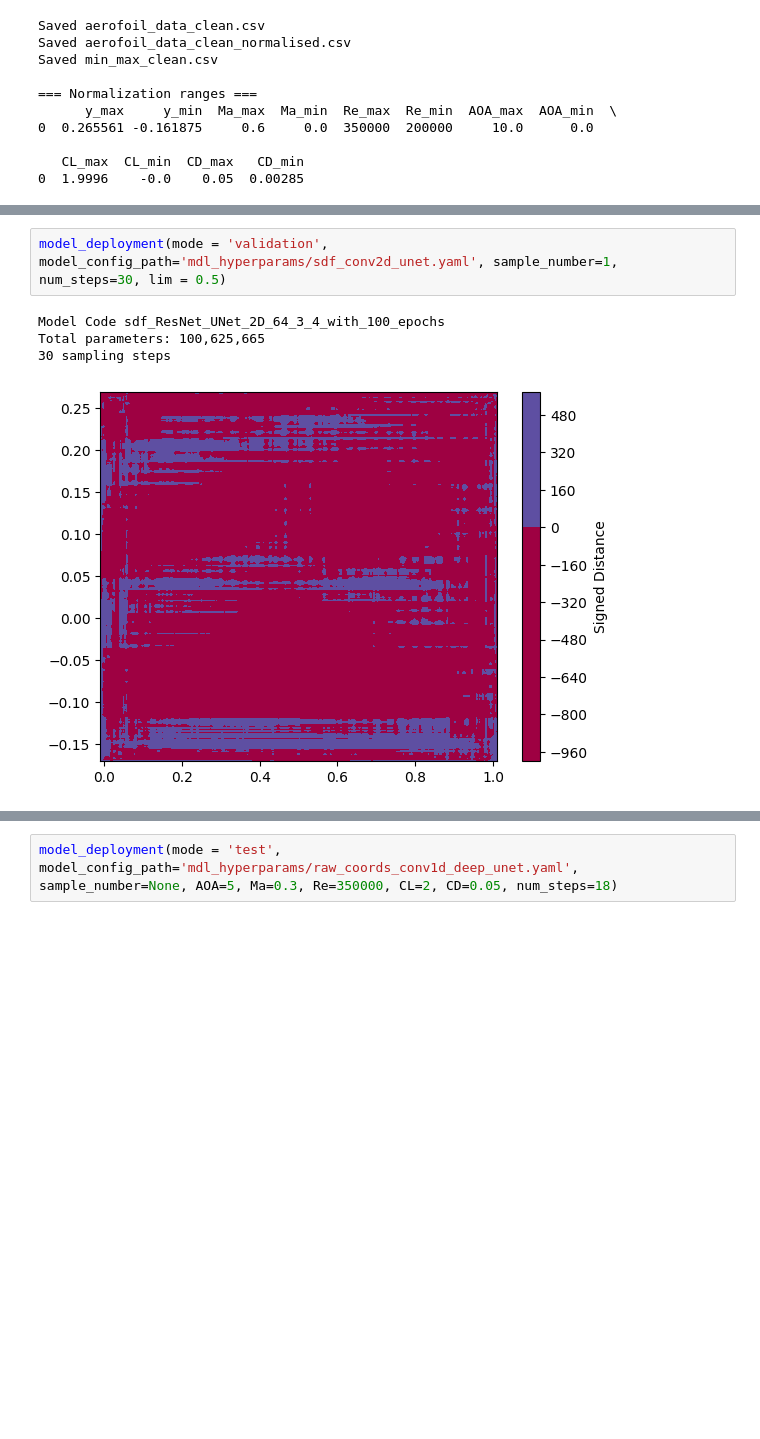
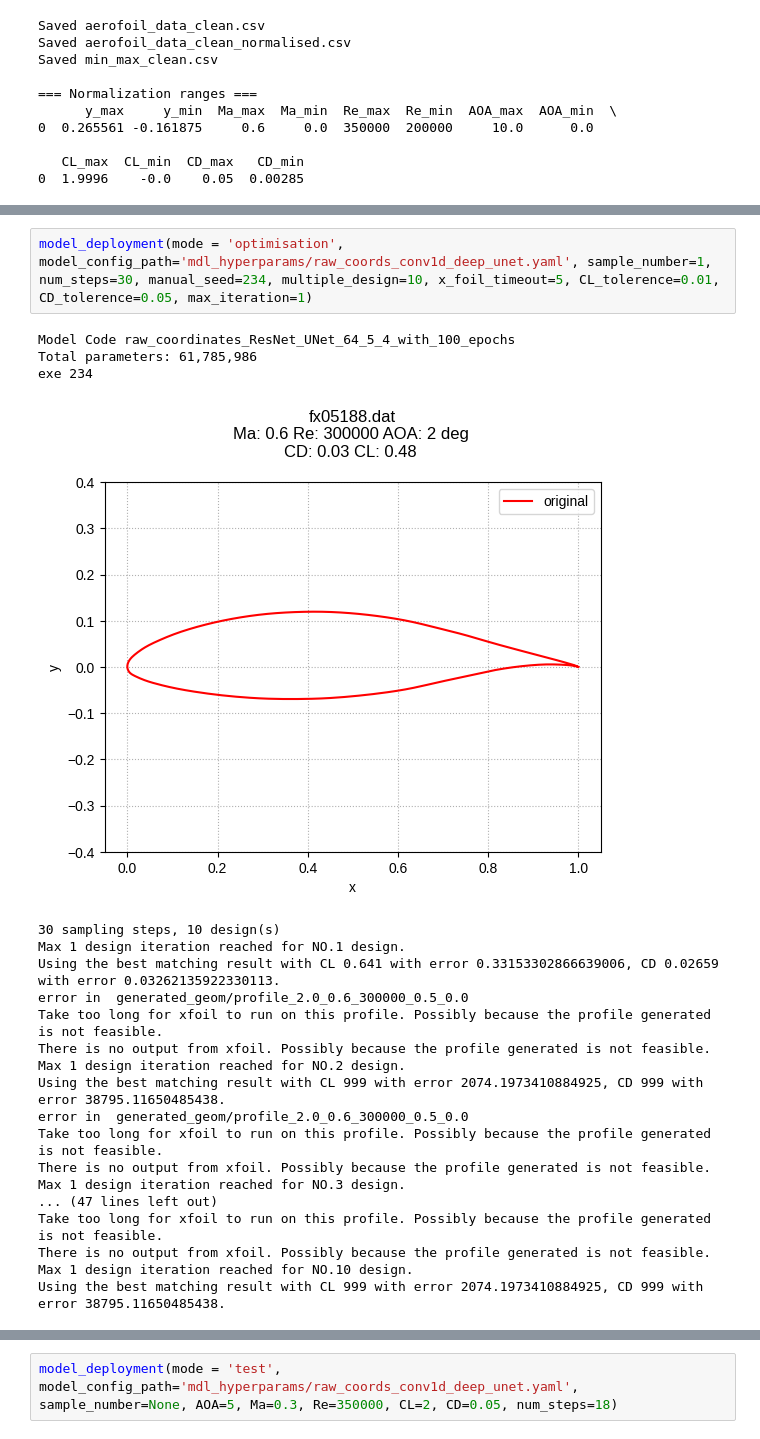
Before and after one commit to Yingfangeng/Diffusion_based_2DAirfoil_Generation, a Jupyter notebook: model_deployment.ipynb, the cells around one changed output, grey strips where cells are left out. Drawn from its saved outputs; the diff is of its cells as text; blank space fills up the shorter version.

```diff
--- a/model_deployment.ipynb
+++ b/model_deployment.ipynb
@@ -171,7 +320,24 @@ model_deployment(mode = 'test', model_config_path='mdl_hyperparams/raw_coords_co
 # %%
-model_deployment(mode = 'validation', model_config_path='mdl_hyperparams/sdf_conv2d_unet.yaml', sample_number=1, num_steps=30, lim = 0.5)
+model_deployment(mode = 'optimisation', model_config_path='mdl_hyperparams/raw_coords_conv1d_deep_unet.yaml', sample_number=1,  num_steps=30, manual_seed=234, multiple_design=10, x_foil_timeout=5, CL_tolerence=0.01, CD_tolerence=0.05, max_iteration=1)
 # %% [output]
-Model Code sdf_ResNet_UNet_2D_64_3_4_with_100_epochs
-Total parameters: 100,625,665
-30 sampling steps
+Model Code raw_coordinates_ResNet_UNet_64_5_4_with_100_epochs
+Total parameters: 61,785,986
+exe 234
-[figure, old version]
+[figure, new version]
+30 sampling steps, 10 design(s)
+Max 1 design iteration reached for NO.1 design.
+Using the best matching result with CL 0.641 with error 0.33153302866639006, CD 0.02659 with error 0.03262135922330113.
+error in  generated_geom/profile_2.0_0.6_300000_0.5_0.0
+Take too long for xfoil to run on this profile. Possibly because the profile generated is not feasible.
+There is no output from xfoil. Possibly because the profile generated is not feasible.
+Max 1 design iteration reached for NO.2 design.
+Using the best matching result with CL 999 with error 2074.1973410884925, CD 999 with error 38795.11650485438.
+error in  generated_geom/profile_2.0_0.6_300000_0.5_0.0
+Take too long for xfoil to run on this profile. Possibly because the profile generated is not feasible.
+There is no output from xfoil. Possibly because the profile generated is not feasible.
+Max 1 design iteration reached for NO.3 design.
+... (47 lines left out)
+Take too long for xfoil to run on this profile. Possibly because the profile generated is not feasible.
+There is no output from xfoil. Possibly because the profile generated is not feasible.
+Max 1 design iteration reached for NO.10 design.
+Using the best matching result with CL 999 with error 2074.1973410884925, CD 999 with error 38795.11650485438.
```
Also changed, not shown: parts of 33 cells of this notebook, 10 other files.
